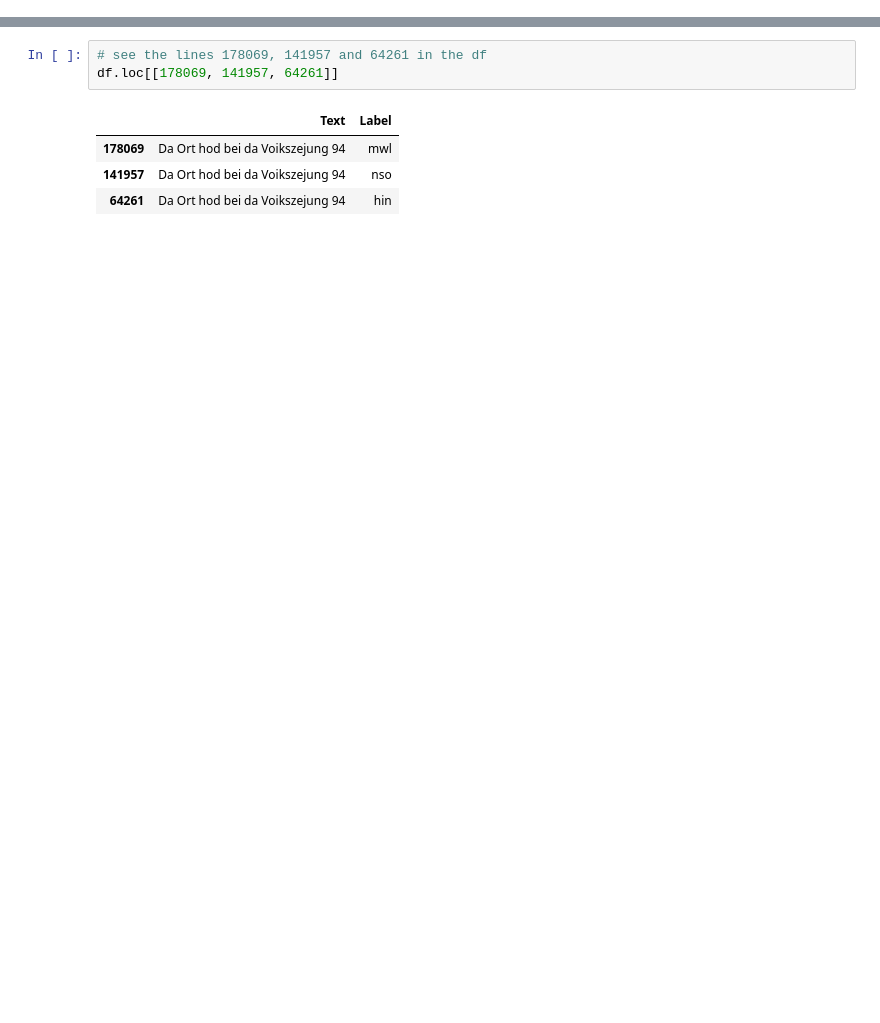
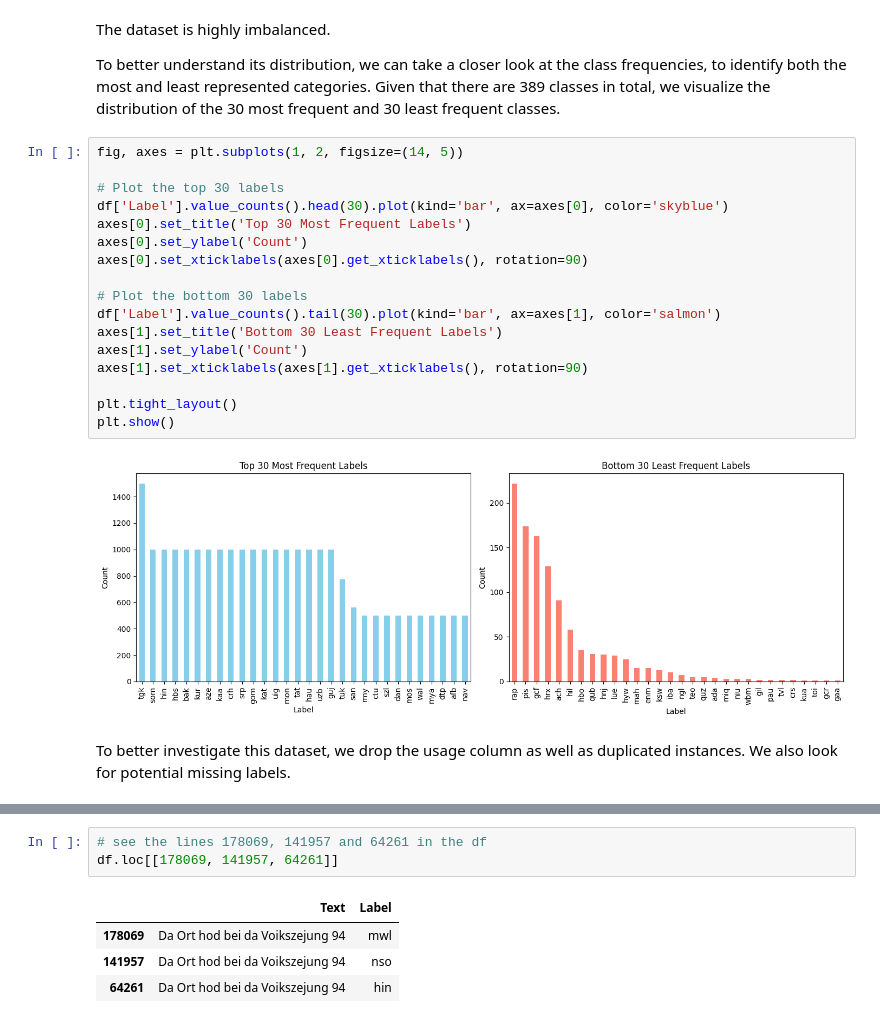
Before and after one commit to elbarhichi/AdvancedNLP-LanguageIDentification, a Jupyter notebook: 1. preprocessing.ipynb, the cells around one changed output, grey strips where cells are left out. Drawn from its saved outputs; the diff is of its cells as text; blank space fills up the shorter version.

```diff
--- a/1. preprocessing.ipynb
+++ b/1. preprocessing.ipynb
@@ -71,0 +43,25 @@ df
+# %% [markdown]
+The dataset is highly imbalanced.
+
+To better understand its distribution, we can take a closer look at the class frequencies, to identify both the most and least represented categories. Given that there are 389 classes in total, we visualize the distribution of the 30 most frequent and 30 least frequent classes.
+# %%
+fig, axes = plt.subplots(1, 2, figsize=(14, 5))
+
+# Plot the top 30 labels
+df['Label'].value_counts().head(30).plot(kind='bar', ax=axes[0], color='skyblue')
+axes[0].set_title('Top 30 Most Frequent Labels')
+axes[0].set_ylabel('Count')
+axes[0].set_xticklabels(axes[0].get_xticklabels(), rotation=90)
+
+# Plot the bottom 30 labels
+df['Label'].value_counts().tail(30).plot(kind='bar', ax=axes[1], color='salmon')
+axes[1].set_title('Bottom 30 Least Frequent Labels')
+axes[1].set_ylabel('Count')
+axes[1].set_xticklabels(axes[1].get_xticklabels(), rotation=90)
+
+plt.tight_layout()
+plt.show()
+# %% [output]
+[figure, added]
+# %% [markdown]
+To better investigate this dataset, we drop the usage column as well as duplicated instances. We also look for potential missing labels.
```
Also changed, not shown: parts of 61 cells of this notebook, 22 other files.
